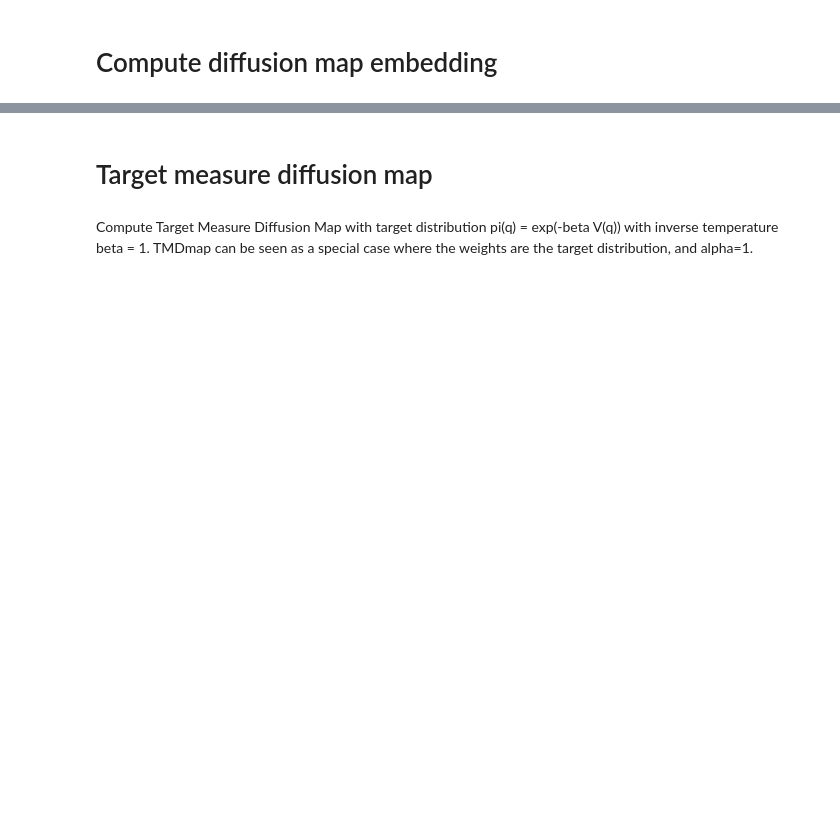
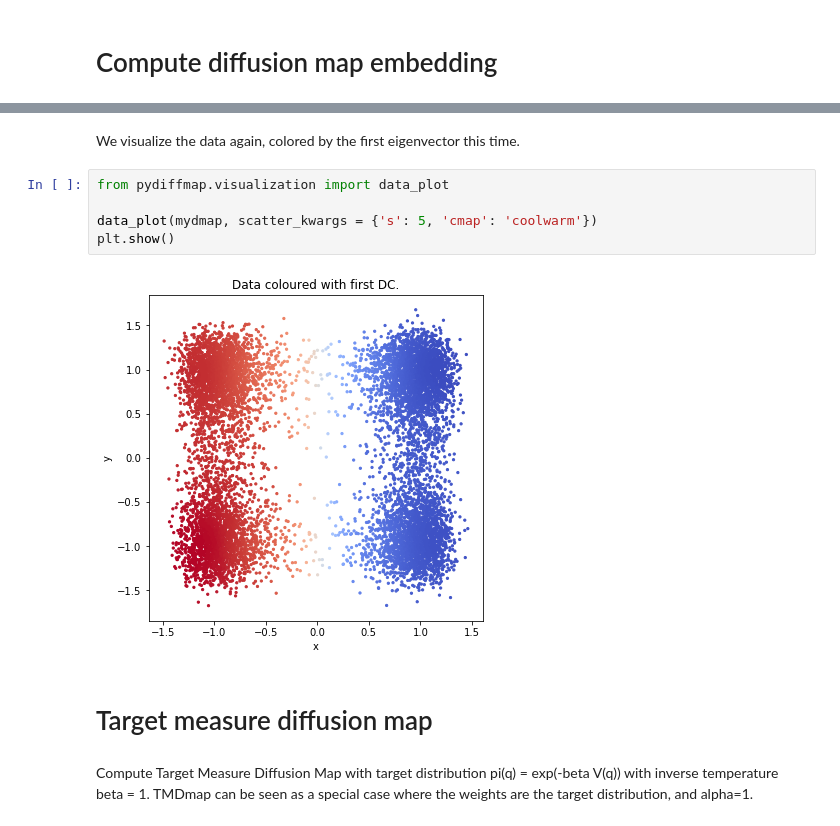
Before and after one commit to DiffusionMapsAcademics/pyDiffMap, a Jupyter notebook: examples/Four-Wells.ipynb, the cells around one changed output, grey strips where cells are left out. Cells and saved outputs as stored; diff of their text form; blank space fills up the shorter version.

```diff
--- a/examples/Four-Wells.ipynb
+++ b/examples/Four-Wells.ipynb
@@ -87,3 +78,12 @@ plt.show()
+# %% [markdown]
+We visualize the data again, colored by the first eigenvector this time.
+# %%
+from pydiffmap.visualization import data_plot
+
+data_plot(mydmap, scatter_kwargs = {'s': 5, 'cmap': 'coolwarm'})
+plt.show()
+# %% [output]
+[figure, added]
 # %% [markdown]
 # Target measure diffusion map
 # %% [markdown]
```
Also changed, not shown: parts of 16 cells of this notebook, 8 other files.
